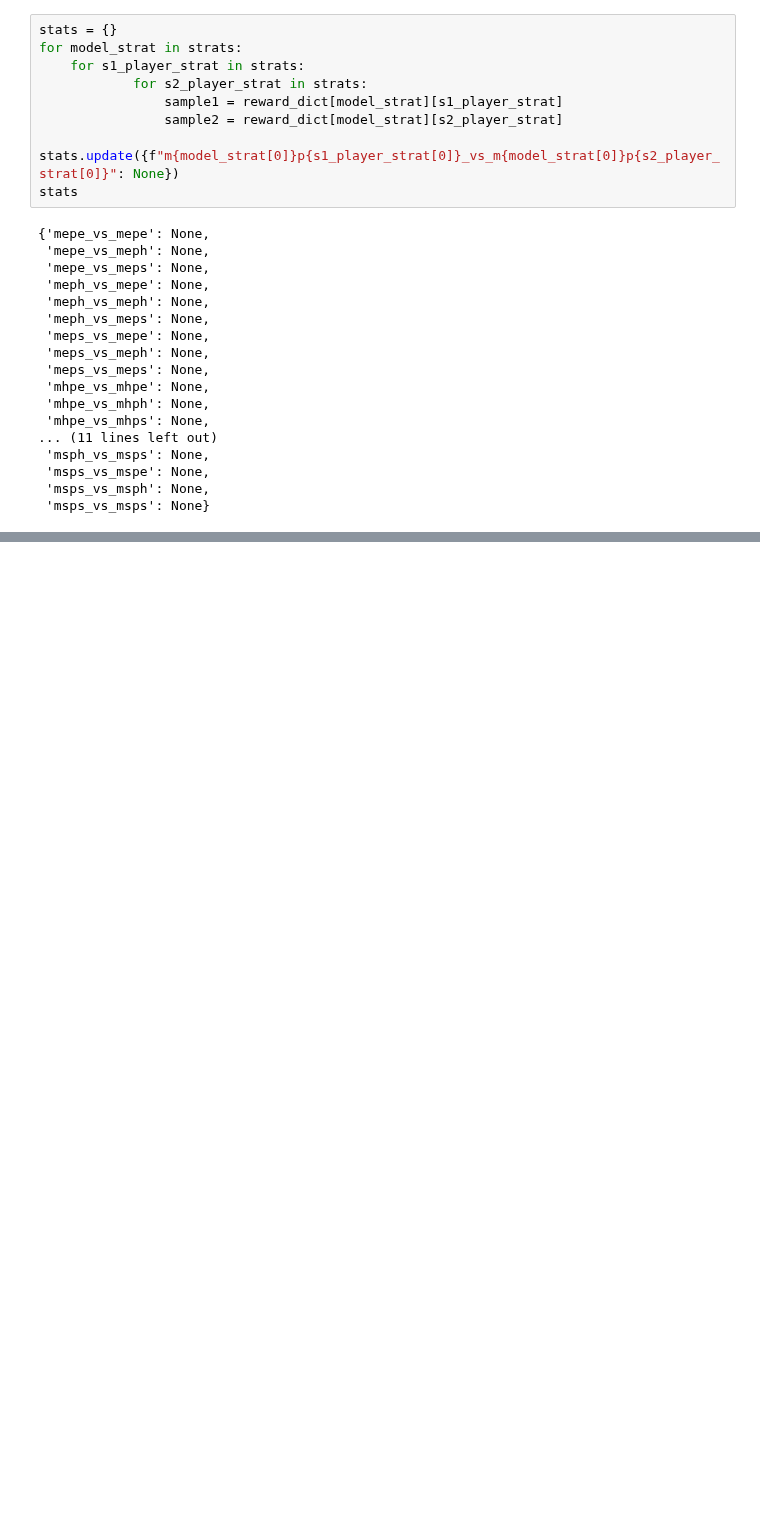
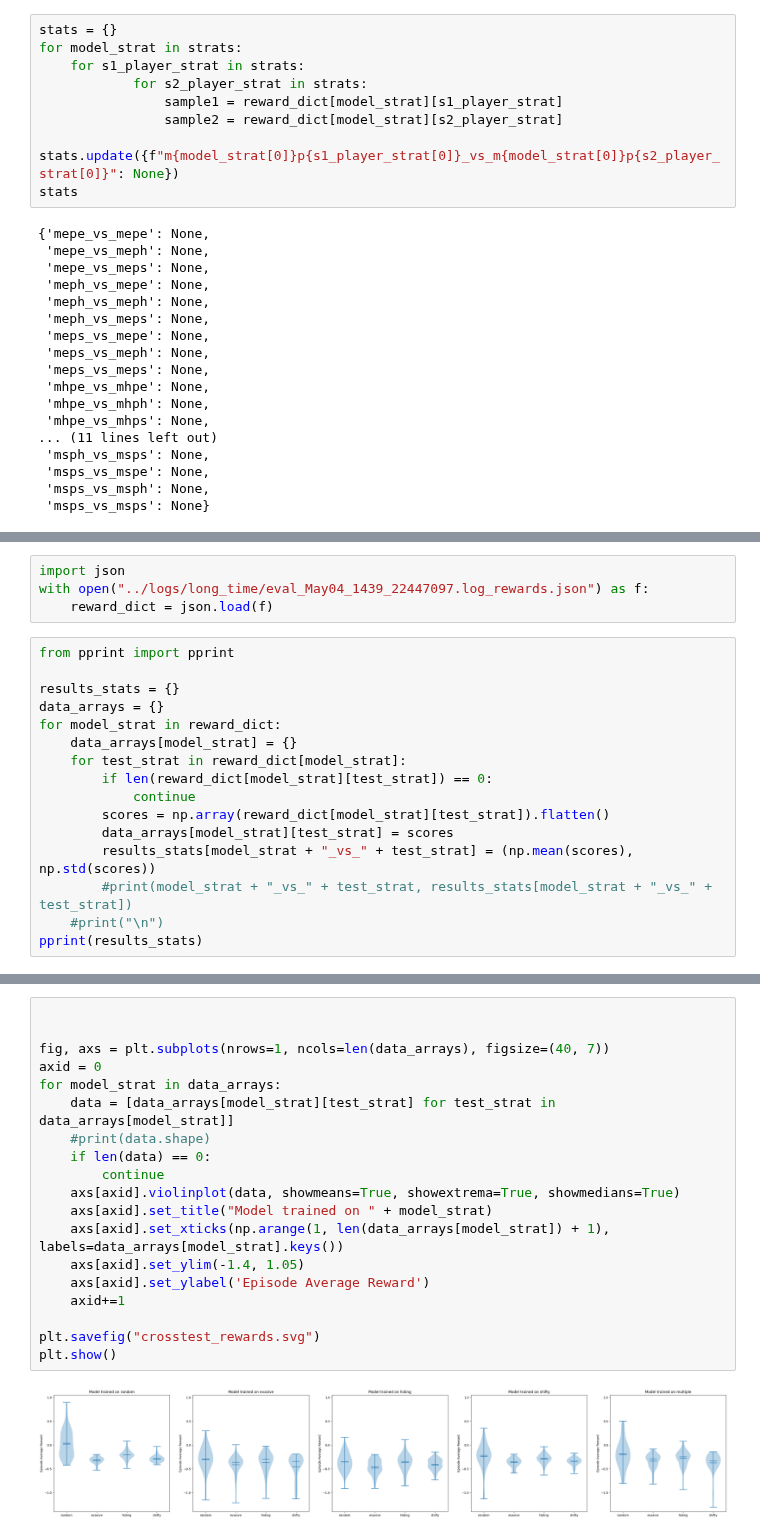
Before and after one commit to nishantpillai5/customized_mae_agents, a Jupyter notebook: notebooks/eval.ipynb, the cells around one changed output, grey strips where cells are left out. Drawn from its saved outputs; the diff is of its cells as text; blank space fills up the shorter version.

Commit message:
a lot of tests and fixes

```diff
--- a/notebooks/eval.ipynb
+++ b/notebooks/eval.ipynb
@@ -72,0 +101,20 @@ stats
+# %%
+import json
+with open("../logs/long_time/eval_May04_1439_22447097.log_rewards.json") as f:
+    reward_dict = json.load(f)
+# %%
+from pprint import pprint
+
+results_stats = {}
+data_arrays = {}
+for model_strat in reward_dict:
+    data_arrays[model_strat] = {}
+    for test_strat in reward_dict[model_strat]:
+        if len(reward_dict[model_strat][test_strat]) == 0:
+            continue
+        scores = np.array(reward_dict[model_strat][test_strat]).flatten()
+        data_arrays[model_strat][test_strat] = scores
+        results_stats[model_strat + "_vs_" + test_strat] = (np.mean(scores), np.std(scores))
+        #print(model_strat + "_vs_" + test_strat, results_stats[model_strat + "_vs_" + test_strat])
+    #print("\n")
+pprint(results_stats)
@@ -72,0 +142,21 @@ stats
+# %%
+
+
+fig, axs = plt.subplots(nrows=1, ncols=len(data_arrays), figsize=(40, 7))
+axid = 0
+for model_strat in data_arrays:
+    data = [data_arrays[model_strat][test_strat] for test_strat in data_arrays[model_strat]]
+    #print(data.shape)
+    if len(data) == 0:
+        continue
+    axs[axid].violinplot(data, showmeans=True, showextrema=True, showmedians=True)
+    axs[axid].set_title("Model trained on " + model_strat)
+    axs[axid].set_xticks(np.arange(1, len(data_arrays[model_strat]) + 1), labels=data_arrays[model_strat].keys())
+    axs[axid].set_ylim(-1.4, 1.05)
+    axs[axid].set_ylabel('Episode Average Reward')
+    axid+=1
+
+plt.savefig("crosstest_rewards.svg")
+plt.show()
+# %% [output]
+[figure, added]
```
Also changed, not shown: parts of 8 cells of this notebook, 17 other files.
